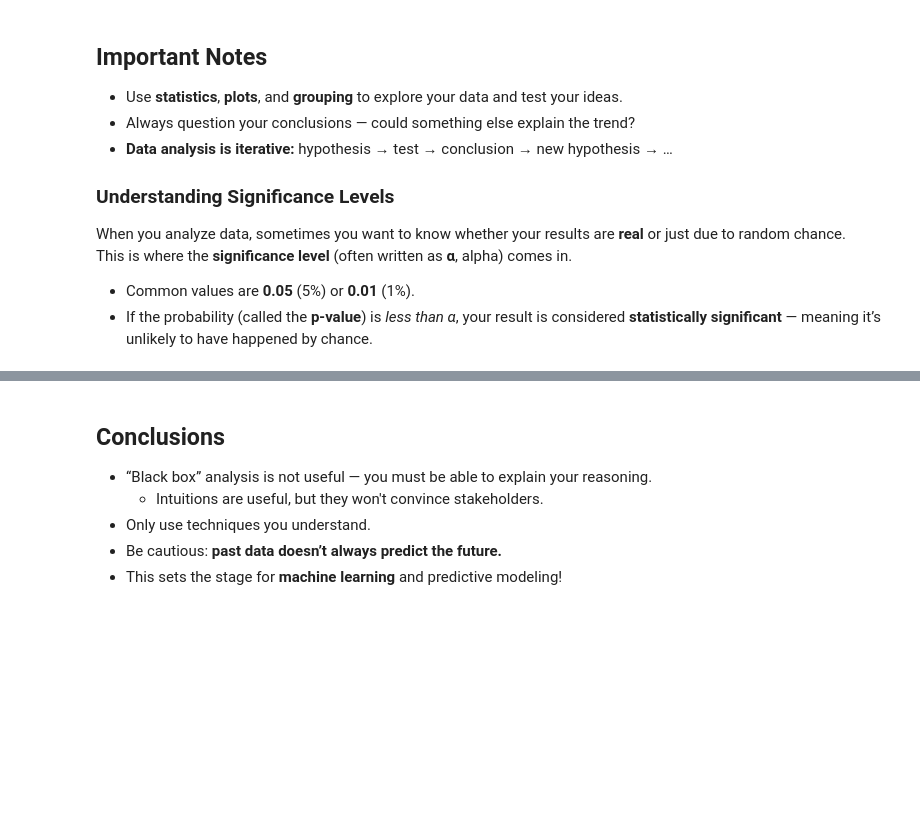
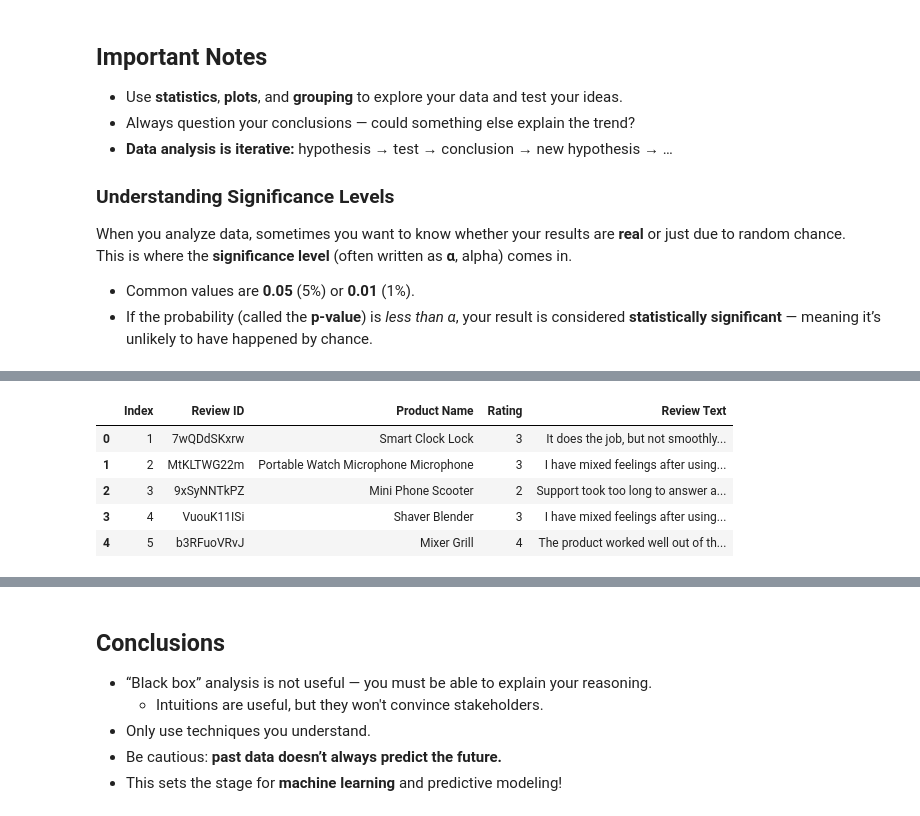
Before and after one commit to danaz-py/bwsi-comp-problem-solving, a Jupyter notebook: mod3_math_modeling/3_intro_to_data_analysis.ipynb, the cells around one changed output, grey strips where cells are left out. Saved outputs shown, nothing was run; the diff lists cells and outputs as text; code cells hidden in the pictures; blank space fills up the shorter version.

```diff
--- a/mod3_math_modeling/3_intro_to_data_analysis.ipynb
+++ b/mod3_math_modeling/3_intro_to_data_analysis.ipynb
@@ -233,0 +241,11 @@ Include **1–2 plots** that support your conclusion.
+# %%
+#STEP 1
+df = pd.read_csv('customer-reviews-100.csv')
+df.head()
+# %% [output]
+|  | Index | Review ID | Product Name | Rating | Review Text |
+| 0 | 1 | 7wQDdSKxrw | Smart Clock Lock | 3 | It does the job, but not smoothly... |
+| 1 | 2 | MtKLTWG22m | Portable Watch Microphone Microphone | 3 | I have mixed feelings after using... |
+| 2 | 3 | 9xSyNNTkPZ | Mini Phone Scooter | 2 | Support took too long to answer a... |
+| 3 | 4 | VuouK11ISi | Shaver Blender | 3 | I have mixed feelings after using... |
+| 4 | 5 | b3RFuoVRvJ | Mixer Grill | 4 | The product worked well out of th... |
```
Also changed, not shown: parts of 12 cells of this notebook, 1 other file.
